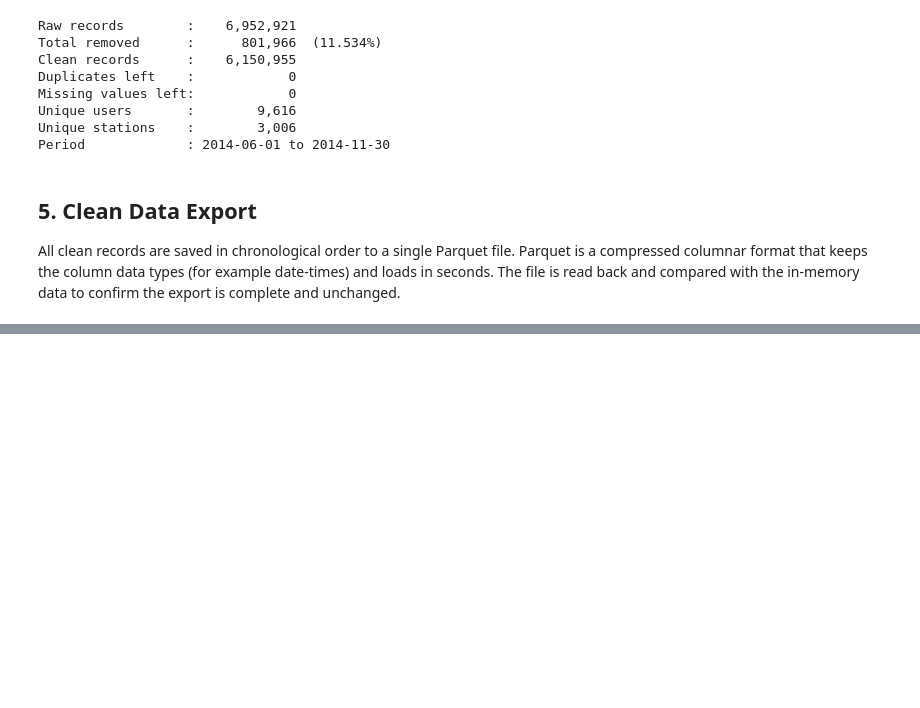
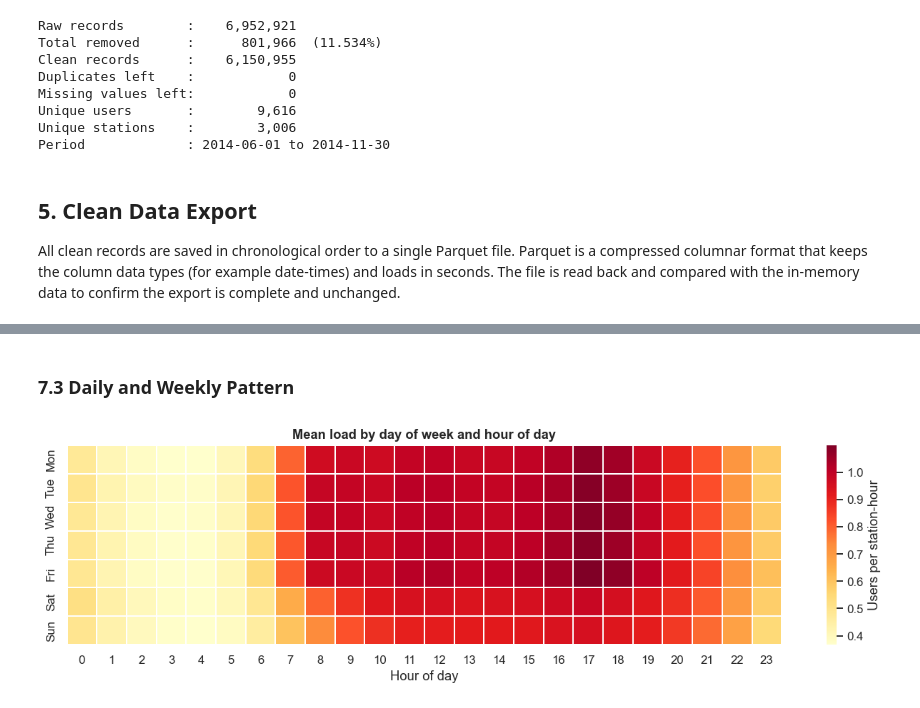
Before and after one commit to fahadiot/base-station-spike-prediction, a Jupyter notebook: main.ipynb, the cells around one changed output, grey strips where cells are left out. Cells and saved outputs as stored; diff of their text form; code cells hidden in the pictures; blank space fills up the shorter version.

```diff
--- a/main.ipynb
+++ b/main.ipynb
@@ -679,0 +802,18 @@ Table 15. Exported clean data file
+# %%
+df = pd.read_parquet(CLEAN_FILE)
+
+# One ID per base station (unique coordinate pair)
+df['station_id']   = df.groupby(['latitude', 'longitude']).ngroup().astype('int32')
+df['duration_min'] = (df['end_time'] - df['start_time']).dt.total_seconds() / 60
+df['day']          = df['start_time'].dt.normalize()
+
+stations = (df.groupby('station_id')
+              .agg(latitude=('latitude', 'first'), longitude=('longitude', 'first'),
+                   district=('district', 'first'), sessions=('user_id', 'size'),
+                   users=('user_id', 'nunique'), active_days=('day', 'nunique')))
+
+N_DAYS = (STUDY_END - STUDY_START).days
+
+print(f'Clean records  : {len(df):,}')
+print(f'Base stations  : {len(stations):,}')
+print(f'Study days     : {N_DAYS}')
@@ -679,0 +1052,17 @@ Table 15. Exported clean data file
+# %% [markdown]
+### 7.3 Daily and Weekly Pattern
+# %%
+network = load.mean(axis=1)
+profile = network.groupby([network.index.dayofweek, network.index.hour]).mean().unstack()
+profile.index = ['Mon', 'Tue', 'Wed', 'Thu', 'Fri', 'Sat', 'Sun']
+
+fig, ax = plt.subplots(figsize=(12, 3.6))
+sns.heatmap(profile, cmap='YlOrRd', linewidths=0.3, ax=ax,
+            cbar_kws={'label': 'Users per station-hour'})
+ax.set_title('Mean load by day of week and hour of day')
+ax.set_xlabel('Hour of day')
+ax.set_ylabel('')
+plt.tight_layout()
+plt.show()
+# %% [output]
+[figure, added]
```
Also changed, not shown: parts of 59 cells of this notebook, 3 other files.
